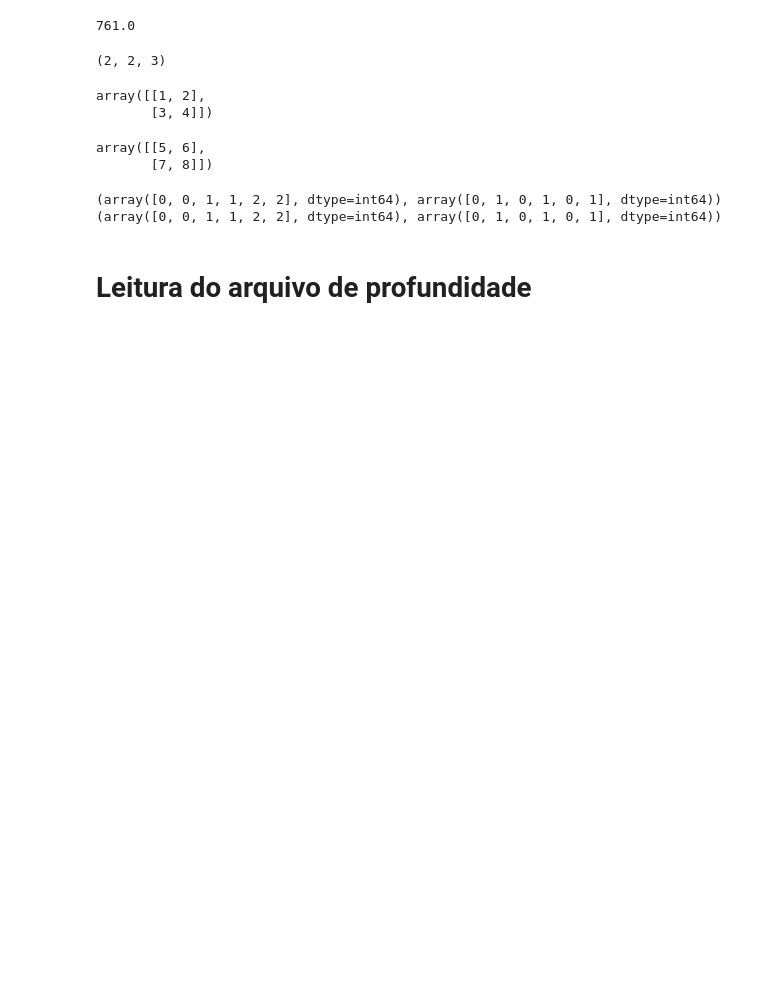
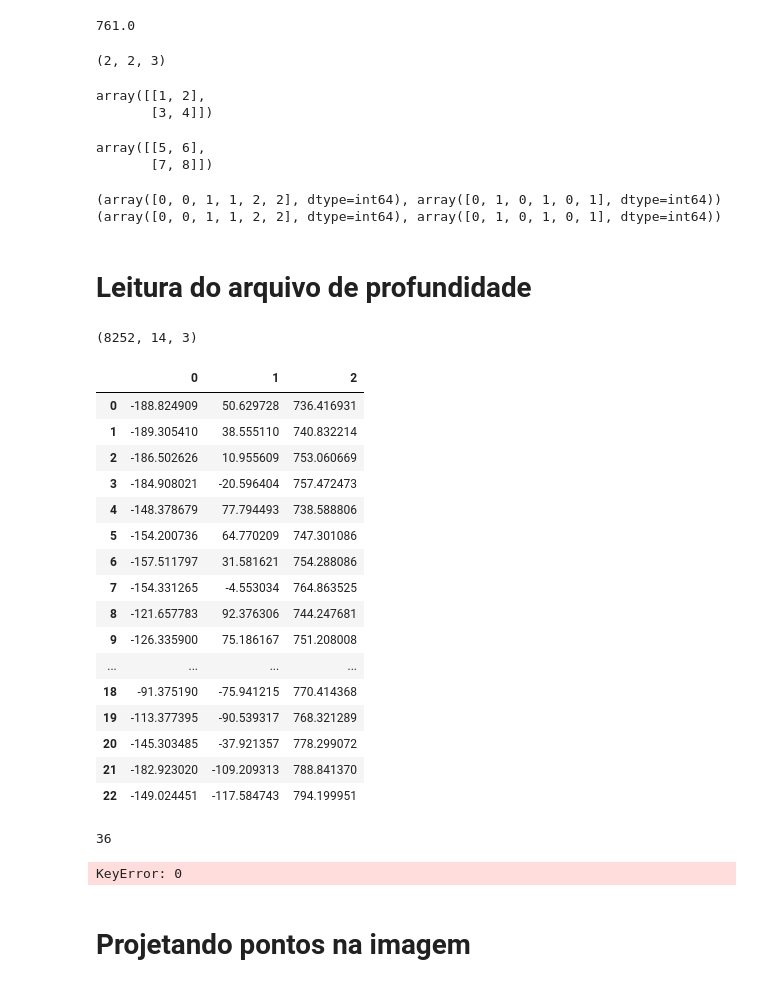
Before and after one commit to Jvictor97/mestrado, a Jupyter notebook: study/exploring-algorithms.ipynb, the cells around one changed output. Saved outputs shown, nothing was run; the diff lists cells and outputs as text; code cells hidden in the pictures; blank space fills up the shorter version.

```diff
--- a/study/exploring-algorithms.ipynb
+++ b/study/exploring-algorithms.ipynb
@@ -188,3 +190,44 @@ cv2.resizeWindow(window, 640, 480)
 cv2.imshow(window, depth_colormap)
 cv2.waitKey(0)
 cv2.destroyWindow(window)
+# %%
+import scipy.io
+import pandas as pd
+import numpy as np
+
+JOINT = np.array([0,1,3,5,   6,7,9,11,  12,13,15,17,  18,19,21,23,  24,25,27,28,  32,30,31])
+# select 14 joints for evaluation
+EVAL = np.array([0, 2, 4, 6, 8, 10, 12, 14, 16, 17, 18, 21, 22, 20])
+
+file = scipy.io.loadmat('./joint_data.mat')
+print(file['joint_xyz'][0][:, JOINT, :][:, EVAL, :].shape)
+
+pd.DataFrame(file['joint_xyz'][0][0][JOINT, :])
+# %% [output]
+(8252, 14, 3)
+|  | 0 | 1 | 2 |
+| 0 | -188.824909 | 50.629728 | 736.416931 |
+| 1 | -189.305410 | 38.555110 | 740.832214 |
+| 2 | -186.502626 | 10.955609 | 753.060669 |
+| 3 | -184.908021 | -20.596404 | 757.472473 |
+| 4 | -148.378679 | 77.794493 | 738.588806 |
+| 5 | -154.200736 | 64.770209 | 747.301086 |
+| 6 | -157.511797 | 31.581621 | 754.288086 |
+| 7 | -154.331265 | -4.553034 | 764.863525 |
+| 8 | -121.657783 | 92.376306 | 744.247681 |
+| 9 | -126.335900 | 75.186167 | 751.208008 |
+| ... | ... | ... | ... |
+| 18 | -91.375190 | -75.941215 | 770.414368 |
+| 19 | -113.377395 | -90.539317 | 768.321289 |
+| 20 | -145.303485 | -37.921357 | 778.299072 |
+| 21 | -182.923020 | -109.209313 | 788.841370 |
+| 22 | -149.024451 | -117.584743 | 794.199951 |
+# %%
+len(file['joint_names'][0])
+# %% [output]
+36
+# %%
+for joint in file[0]:
+  print(joint)
+# %% [output]
+KeyError: 0
@@ -190,0 +275,2 @@ cv2.destroyWindow(window)
+# %% [markdown]
+# Projetando pontos na imagem
```
Also changed, not shown: parts of 11 cells of this notebook.
